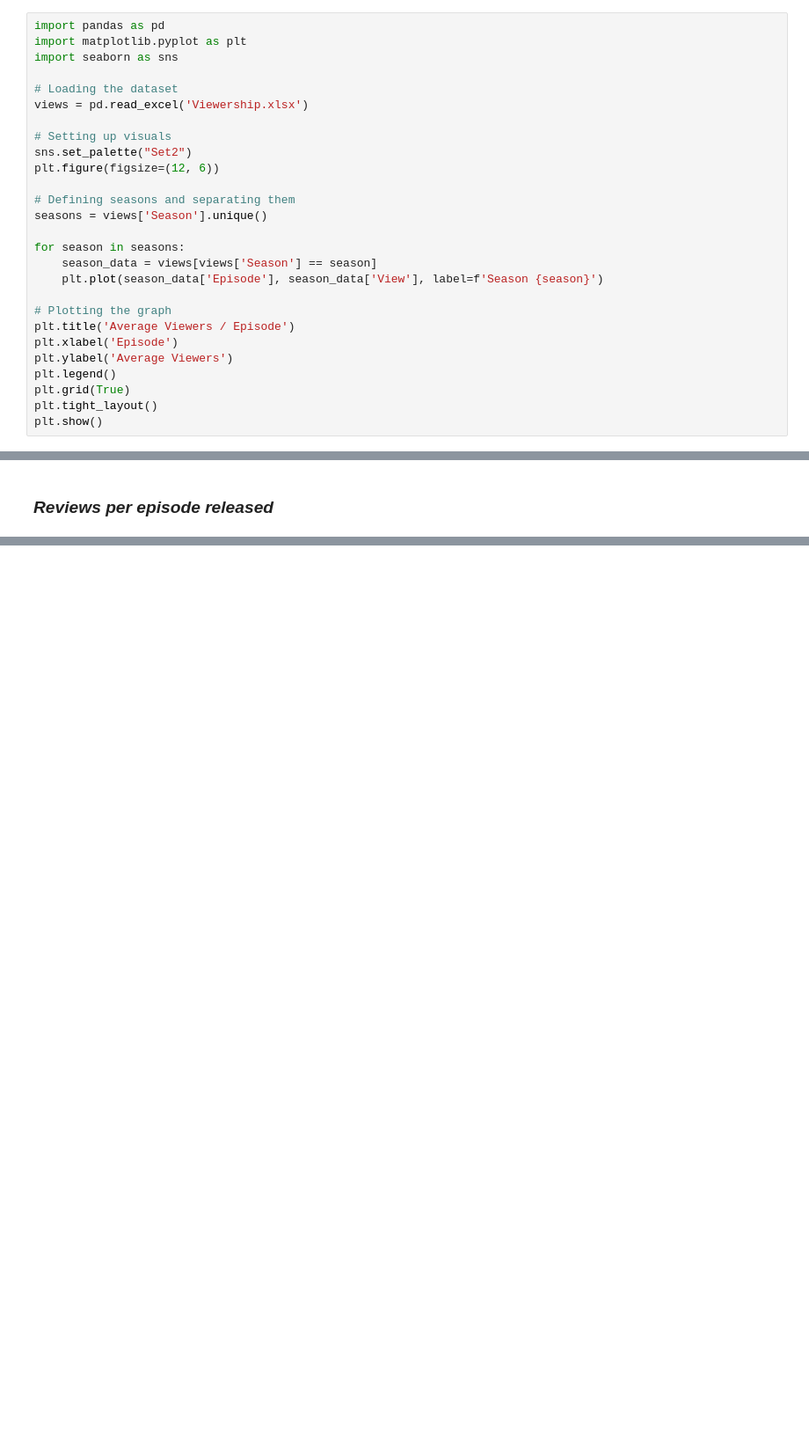
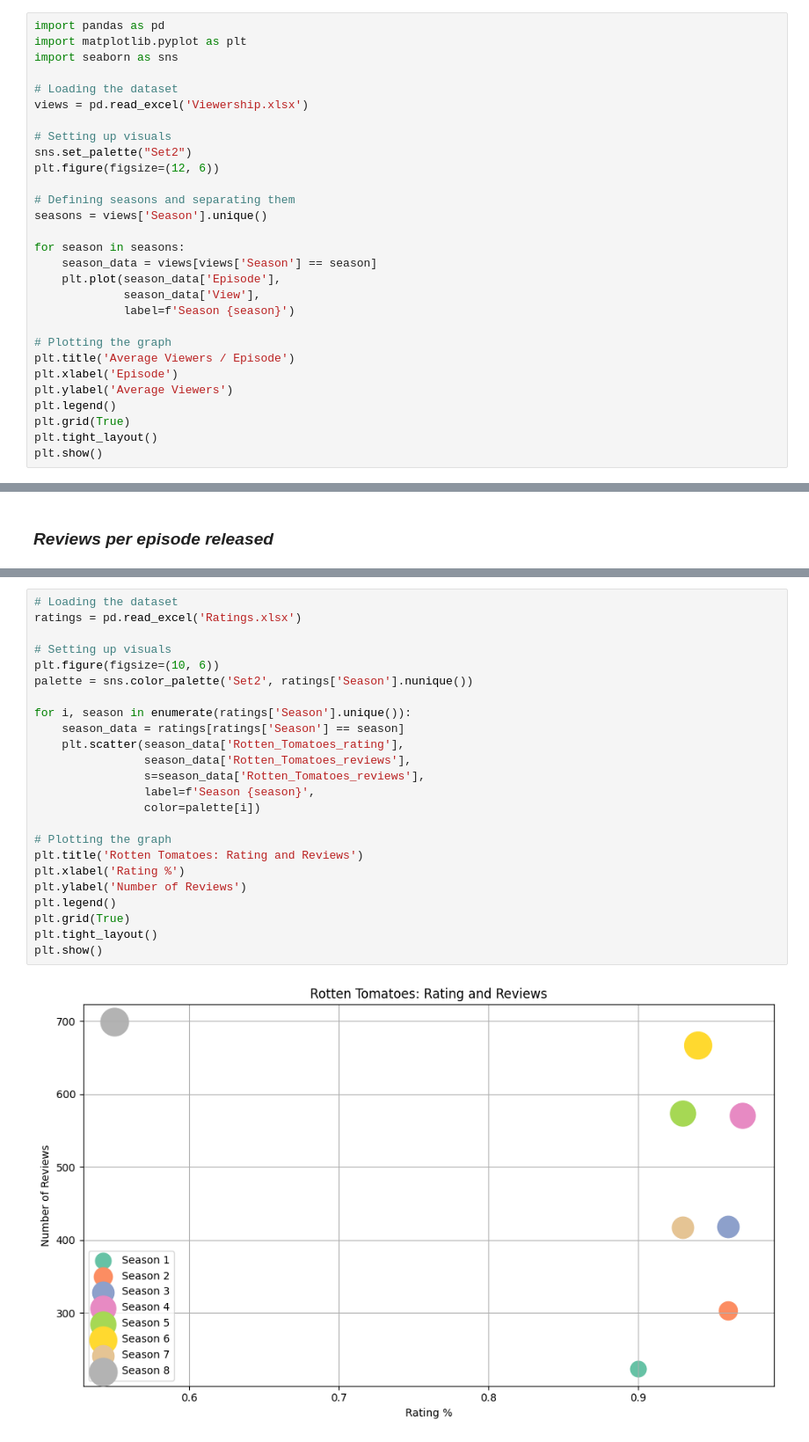
Before and after one commit to AlexWieli/RR7_HW, a Jupyter notebook: RR_7_TVShow_AW420272.ipynb, the cells around one changed output, grey strips where cells are left out. Shown at 88% size. Cells and saved outputs as stored; diff of their text form; blank space fills up the shorter version.

Commit message:
Reviews graph + finishing touches (and a meme)

```diff
--- a/RR_7_TVShow_AW420272.ipynb
+++ b/RR_7_TVShow_AW420272.ipynb
@@ -36,7 +36,9 @@ seasons = views['Season'].unique()
 
 for season in seasons:
     season_data = views[views['Season'] == season]
-    plt.plot(season_data['Episode'], season_data['View'], label=f'Season {season}')
+    plt.plot(season_data['Episode'],
+             season_data['View'],
+             label=f'Season {season}')
 
 # Plotting the graph
 plt.title('Average Viewers / Episode')
@@ -56,0 +59,26 @@ Lets now inspect the reviews of the episodes instead. Here we will be trying to
+# %%
+# Loading the dataset
+ratings = pd.read_excel('Ratings.xlsx')
+
+# Setting up visuals
+plt.figure(figsize=(10, 6))
+palette = sns.color_palette('Set2', ratings['Season'].nunique())
+
+for i, season in enumerate(ratings['Season'].unique()):
+    season_data = ratings[ratings['Season'] == season]
+    plt.scatter(season_data['Rotten_Tomatoes_rating'],
+                season_data['Rotten_Tomatoes_reviews'],
+                s=season_data['Rotten_Tomatoes_reviews'],
+                label=f'Season {season}',
+                color=palette[i])
+
+# Plotting the graph
+plt.title('Rotten Tomatoes: Rating and Reviews')
+plt.xlabel('Rating %')
+plt.ylabel('Number of Reviews')
+plt.legend()
+plt.grid(True)
+plt.tight_layout()
+plt.show()
+# %% [output]
+[figure, added]
```
Also changed, not shown: parts of 5 cells of this notebook, 1 other file.
